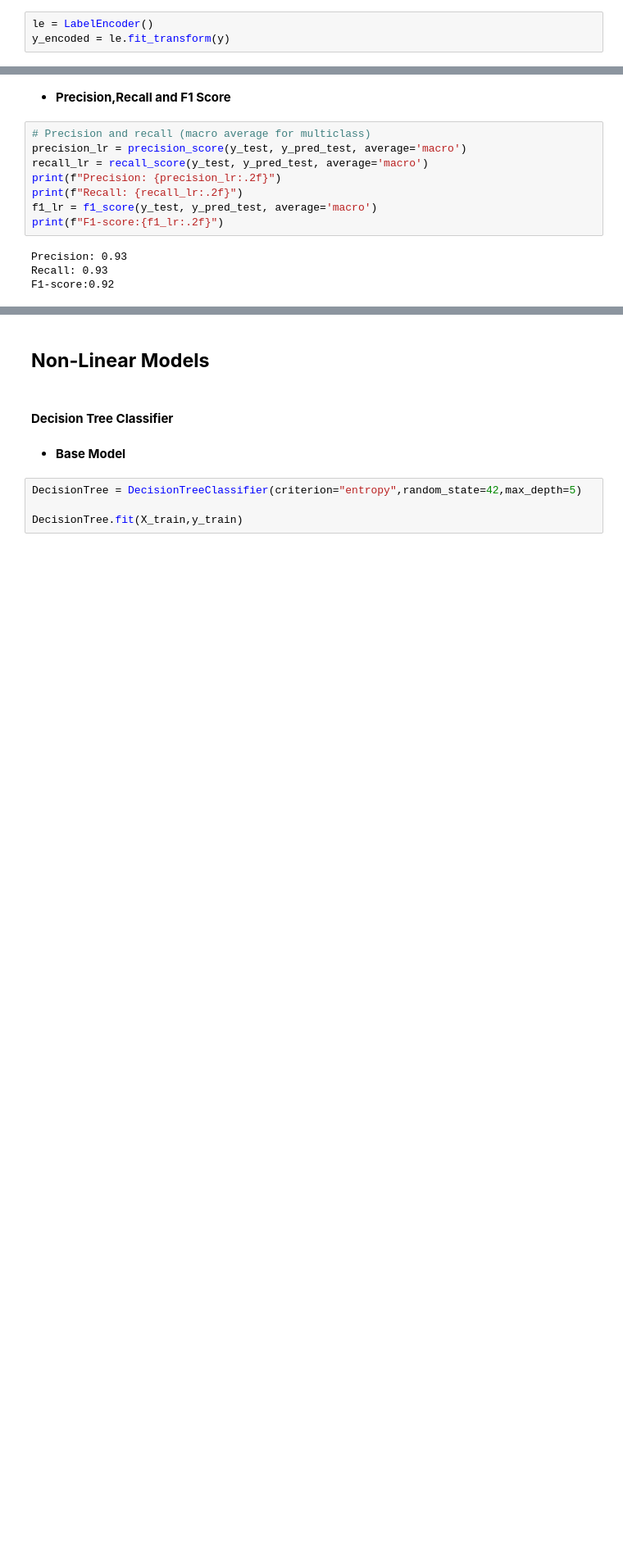
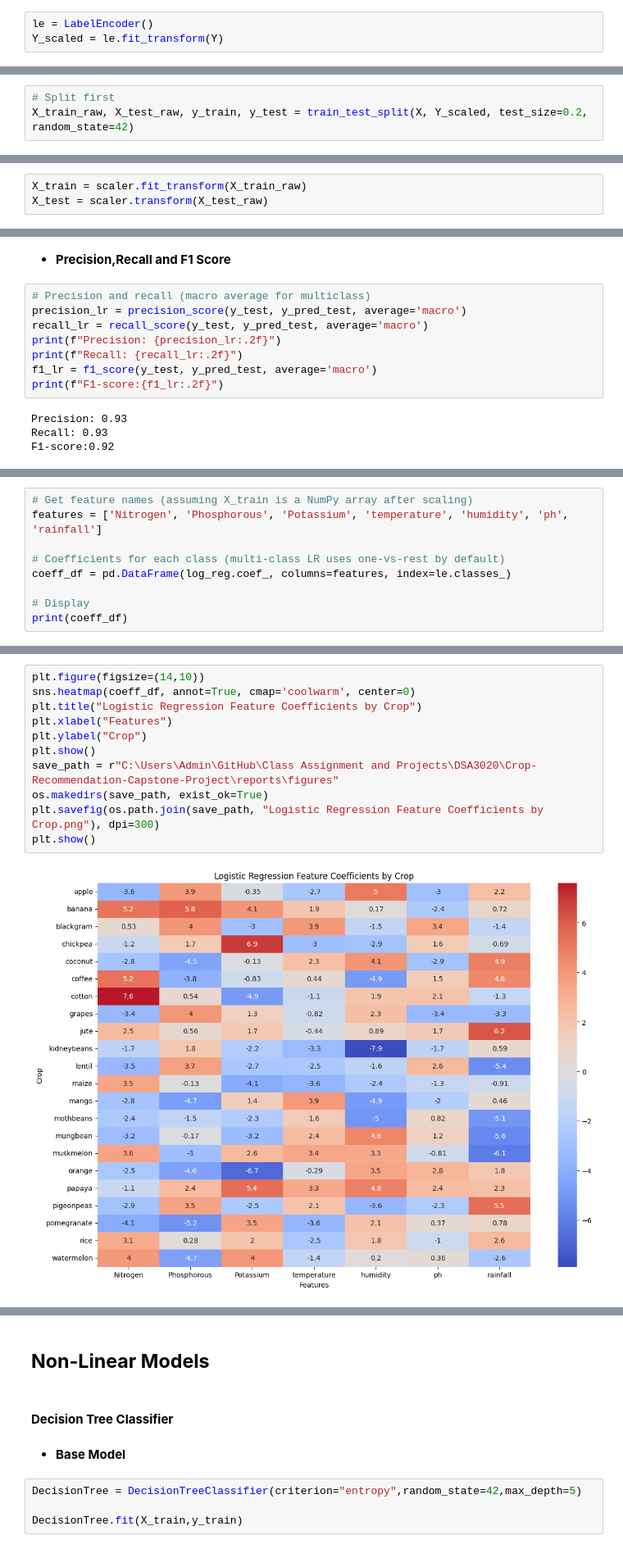
Before and after one commit to aykahsay/Crop-Recommendation-Capstone-Project, a Jupyter notebook: notebooks/02_model_training._model_selection.ipynb, the cells around one changed output, grey strips where cells are left out. Shown at 82% size. Cells and saved outputs as stored; diff of their text form; blank space fills up the shorter version.

```diff
--- a/notebooks/02_model_training._model_selection.ipynb
+++ b/notebooks/02_model_training._model_selection.ipynb
@@ -68,3 +72,3 @@ Y=df2[target]
 # %%
 le = LabelEncoder()
-y_encoded = le.fit_transform(y)
+Y_scaled = le.fit_transform(Y)
@@ -71 +78,4 @@ y_encoded = le.fit_transform(y)
+# %%
+# Split first
+X_train_raw, X_test_raw, y_train, y_test = train_test_split(X, Y_scaled, test_size=0.2, random_state=42)
 # %% [markdown]
@@ -80,3 +83,6 @@ X_train, X_test, y_train, y_test = train_test_split(X_scaled,Y_scaled,test_size
+# %%
+X_train = scaler.fit_transform(X_train_raw)
+X_test = scaler.transform(X_test_raw)
 # %% [markdown]
 ## **Linear Models**
 # %% [markdown]
@@ -167,0 +173,9 @@ Cross-validation accuracies: [0.93863636 0.95681818 0.95454545 0.95       0.9613
+# %%
+# Get feature names (assuming X_train is a NumPy array after scaling)
+features = ['Nitrogen', 'Phosphorous', 'Potassium', 'temperature', 'humidity', 'ph', 'rainfall']
+
+# Coefficients for each class (multi-class LR uses one-vs-rest by default)
+coeff_df = pd.DataFrame(log_reg.coef_, columns=features, index=le.classes_)
+
+# Display
+print(coeff_df)
@@ -167,0 +202,13 @@ Cross-validation accuracies: [0.93863636 0.95681818 0.95454545 0.95       0.9613
+# %%
+plt.figure(figsize=(14,10))
+sns.heatmap(coeff_df, annot=True, cmap='coolwarm', center=0)
+plt.title("Logistic Regression Feature Coefficients by Crop")
+plt.xlabel("Features")
+plt.ylabel("Crop")
+plt.show()
+save_path = r"C:\Users\Admin\GitHub\Class Assignment and Projects\DSA3020\Crop-Recommendation-Capstone-Project\reports\figures"
+os.makedirs(save_path, exist_ok=True)
+plt.savefig(os.path.join(save_path, "Logistic Regression Feature Coefficients by Crop.png"), dpi=300)
+plt.show()
+# %% [output]
+[figure, added]
```
Also changed, not shown: parts of 71 cells of this notebook, 6 other files.
